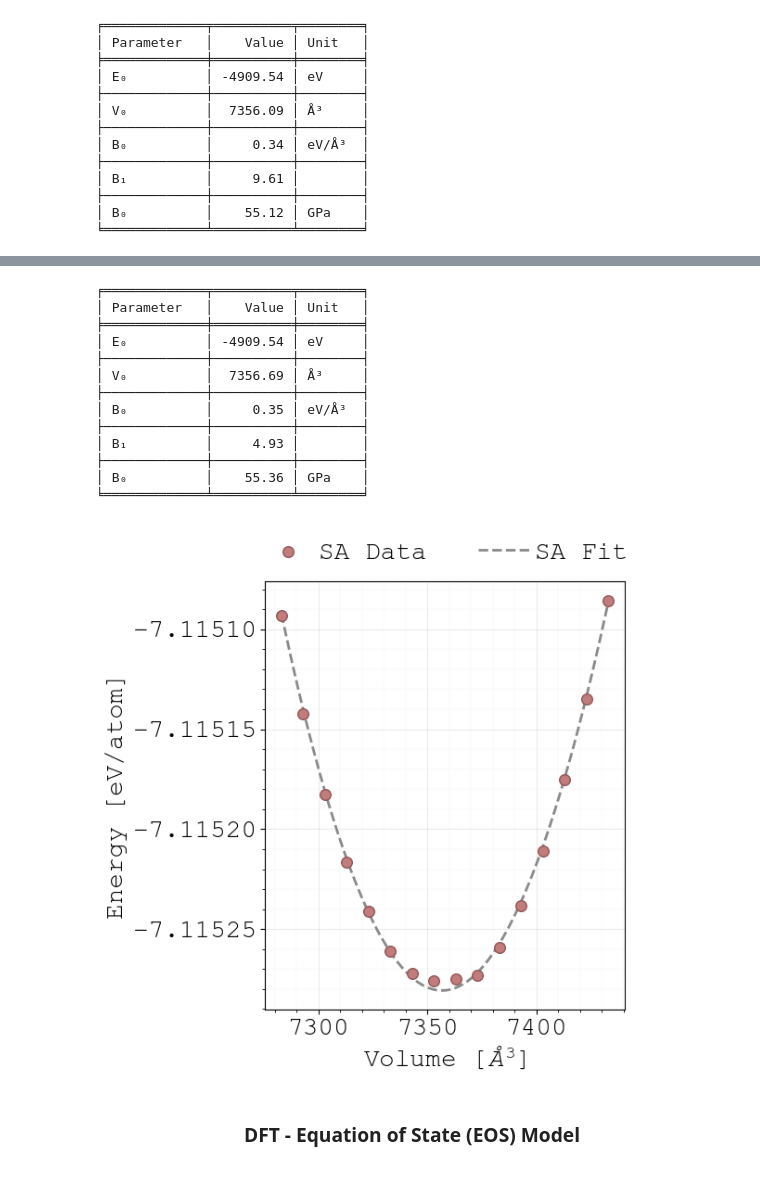
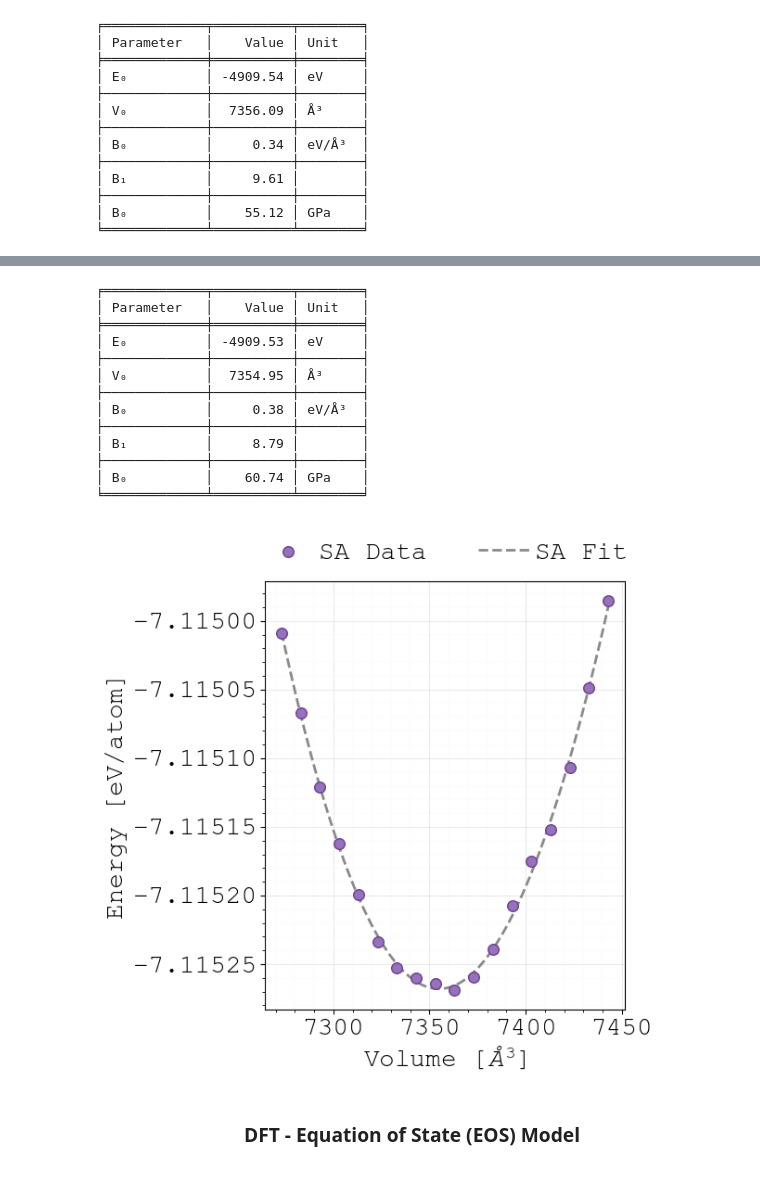
Before and after one commit to quantum-gabo/bachelor-thesis, a Jupyter notebook: notebooks/thesis-figures.ipynb, the cells around one changed output, grey strips where cells are left out. Cells and saved outputs as stored; diff of their text form; code cells hidden in the pictures.

```diff
--- a/notebooks/thesis-figures.ipynb
+++ b/notebooks/thesis-figures.ipynb
@@ -1083,7 +1083,7 @@ class MyEOSFitter:
         return
 
 
-    def ShowFittedEOS(self, labels: list, limits: list = None, save = False, format = 'pdf') -> None:
+    def ShowFittedEOS(self, labels: list, limits: list = None, save: list = [False], format = 'pdf') -> None:
 
         # Create a range of volumes for plotting
         if limits is not None:
@@ -1111,8 +1111,8 @@ class MyEOSFitter:
                    self.energy[self.start if limits is None else limits[0]:self.end if limits is None else limits[1]] / POSCAR_RX0.n_atoms
                    if self.normalise else self.energy[self.start if limits is None else limits[0]:self.end if limits is None else limits[1]],
                    label      = labels[0],
-                   color      = dataset_colors[3],
-                   edgecolors = dataset_line_colors[3],
+                   color      = dataset_colors[0],
+                   edgecolors = dataset_line_colors[0],
                    s          = 70,
                    marker     = 'o',
                    zorder     = 3)
@@ -1138,7 +1138,7 @@ class MyEOSFitter:
                 which     = 'minor',
                 linestyle = '-',
                 linewidth = 0.25,
-                alpha     = 0.15)
+                alpha     = 0.10)
         ax.set_axisbelow(True)
 
         # # Set legend
@@ -1153,11 +1153,11 @@ class MyEOSFitter:
             handletextpad  = 0.2,                   # spread legend entries horizontally
             frameon        = False                # remove legend border/frame
         )
-        if save:
+        if save[0]:
             if format == 'pdf':
-                fig.savefig("EOS_M1_INIT_STRUCT.pdf")
+                fig.savefig(save[1] + ".pdf")
             elif format == 'png':
-                fig.savefig("EOS_M1_INIT_STRUCT.png", dpi = 300, transparent = True)
+                fig.savefig(save[1] + ".png", dpi = 300, transparent = True, bbox_inches='tight', pad_inches=0.1)
 
         plt.show()
         fig.clear()
@@ -1310,27 +1310,27 @@ EOS_SA_EDIFF_005.ShowFittedEOS(labels = ['SA Data', 'SA Fit'], limits = [0, 17],
 # %%
 # Second SA data with different EDIFF
-EOS_SA_EDIFF_02 = MyEOSFitter(eos_sa_400K_dir + "volume-sa-2.dat", normalise=True)
+EOS_SA_EDIFF_02 = MyEOSFitter(eos_sa_400K_dir + "volume.dat", normalise=True)
 
 # Get the fit parameters for the second SA data
-EOS_SA_EDIFF_02.GetFitParams(anzat = anzat, start = 2, end = -1)
+EOS_SA_EDIFF_02.GetFitParams(anzat = anzat, start = 4, end = -1)
 # %% [output]
 ╒═════════════╤══════════╤════════╕
 │ Parameter   │    Value │ Unit   │
 ╞═════════════╪══════════╪════════╡
-│ E₀          │ -4909.54 │ eV     │
+│ E₀          │ -4909.53 │ eV     │
 ├─────────────┼──────────┼────────┤
-│ V₀          │  7356.69 │ Å³     │
+│ V₀          │  7354.95 │ Å³     │
 ├─────────────┼──────────┼────────┤
-│ B₀          │     0.35 │ eV/Å³  │
+│ B₀          │     0.38 │ eV/Å³  │
 ├─────────────┼──────────┼────────┤
-│ B₁          │     4.93 │        │
+│ B₁          │     8.79 │        │
 ├─────────────┼──────────┼────────┤
-│ B₀          │    55.36 │ GPa    │
+│ B₀          │    60.74 │ GPa    │
 ╘═════════════╧══════════╧════════╛
 # %%
-EOS_SA_EDIFF_02.ShowFittedEOS(labels = ['SA Data', 'SA Fit'], limits = [5, -1], save = False)
+EOS_SA_EDIFF_02.ShowFittedEOS(labels = ['SA Data', 'SA Fit'], save = [True, "../tex-file/Figures/EOS_SA_EDIFF_02"], format = 'png')
 # %% [output]
-[figure, old version]
+[figure, new version]
 # %% [markdown]
 <div class="header" style="text-align: center; margin-top: 20px; margin-bottom: 20px; font-family: Arial, sans-serif;">
     <h3>
```
Also changed, not shown: parts of 5 cells of this notebook, 2 other files.
